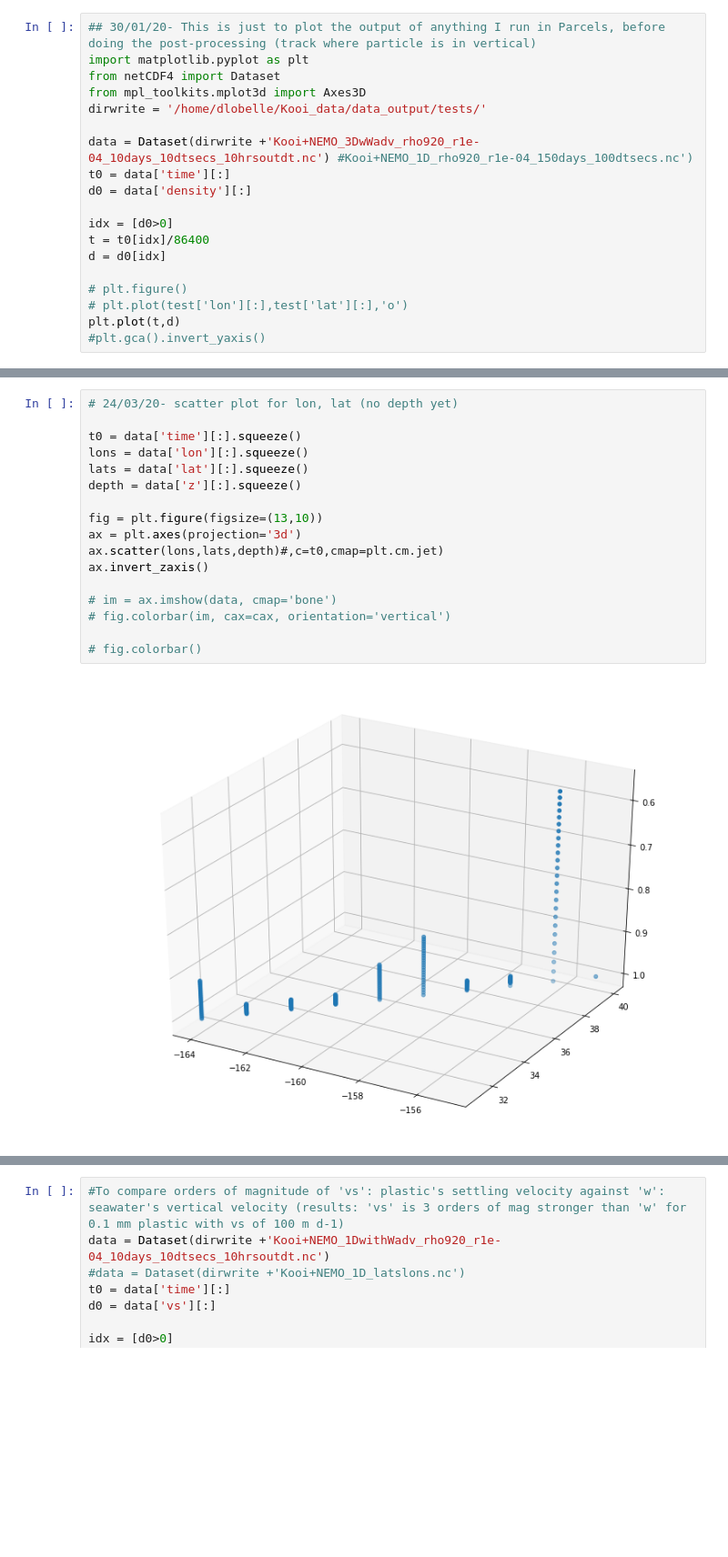
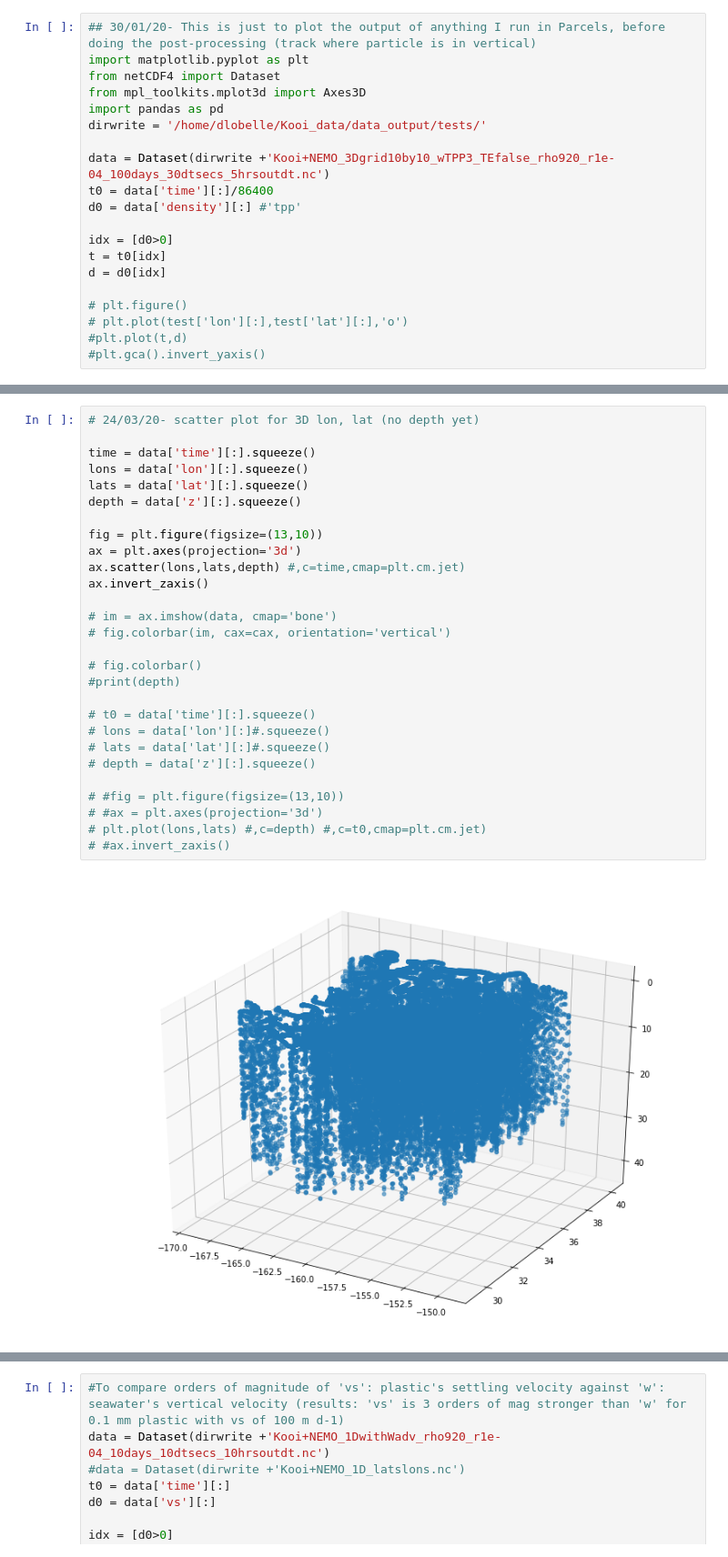
Before and after one commit to dlobelle/TOPIOS, a Jupyter notebook: scripts/plots_before_post-process.ipynb, the cells around one changed output, grey strips where cells are left out. Shown at 91% size. Saved outputs shown, nothing was run; the diff lists cells and outputs as text; blank space fills up the shorter version.

```diff
--- a/scripts/plots_before_post-process.ipynb
+++ b/scripts/plots_before_post-process.ipynb
@@ -3,17 +3,18 @@
 import matplotlib.pyplot as plt
 from netCDF4 import Dataset
 from mpl_toolkits.mplot3d import Axes3D
+import pandas as pd
 dirwrite = '/home/dlobelle/Kooi_data/data_output/tests/'
 
-data = Dataset(dirwrite +'Kooi+NEMO_3DwWadv_rho920_r1e-04_10days_10dtsecs_10hrsoutdt.nc') #Kooi+NEMO_1D_rho920_r1e-04_150days_100dtsecs.nc')
-t0 = data['time'][:]
-d0 = data['density'][:]
+data = Dataset(dirwrite +'Kooi+NEMO_3Dgrid10by10_wTPP3_TEfalse_rho920_r1e-04_100days_30dtsecs_5hrsoutdt.nc')
+t0 = data['time'][:]/86400
+d0 = data['density'][:] #'tpp'
 
 idx = [d0>0]
-t = t0[idx]/86400
+t = t0[idx]
 d = d0[idx]
 
 # plt.figure()
 # plt.plot(test['lon'][:],test['lat'][:],'o')
-plt.plot(t,d)
+#plt.plot(t,d)
 #plt.gca().invert_yaxis()
@@ -37,19 +34,30 @@ plt.gca().invert_yaxis()
 # %%
-# 24/03/20- scatter plot for lon, lat (no depth yet)
+# 24/03/20- scatter plot for 3D lon, lat (no depth yet)
 
-t0 = data['time'][:].squeeze()
+time = data['time'][:].squeeze()
 lons = data['lon'][:].squeeze()
 lats = data['lat'][:].squeeze()
 depth = data['z'][:].squeeze()
 
 fig = plt.figure(figsize=(13,10))
 ax = plt.axes(projection='3d')
-ax.scatter(lons,lats,depth)#,c=t0,cmap=plt.cm.jet)
+ax.scatter(lons,lats,depth) #,c=time,cmap=plt.cm.jet)
 ax.invert_zaxis()
 
 # im = ax.imshow(data, cmap='bone')
 # fig.colorbar(im, cax=cax, orientation='vertical')
 
 # fig.colorbar()
+#print(depth)
+
+# t0 = data['time'][:].squeeze()
+# lons = data['lon'][:]#.squeeze()
+# lats = data['lat'][:]#.squeeze()
+# depth = data['z'][:].squeeze()
+
+# #fig = plt.figure(figsize=(13,10))
+# #ax = plt.axes(projection='3d')
+# plt.plot(lons,lats) #,c=depth) #,c=t0,cmap=plt.cm.jet)
+# #ax.invert_zaxis()
 # %% [output]
-[figure, old version]
+[figure, new version]
```
Also changed, not shown: parts of 4 cells of this notebook, 5 other files.
